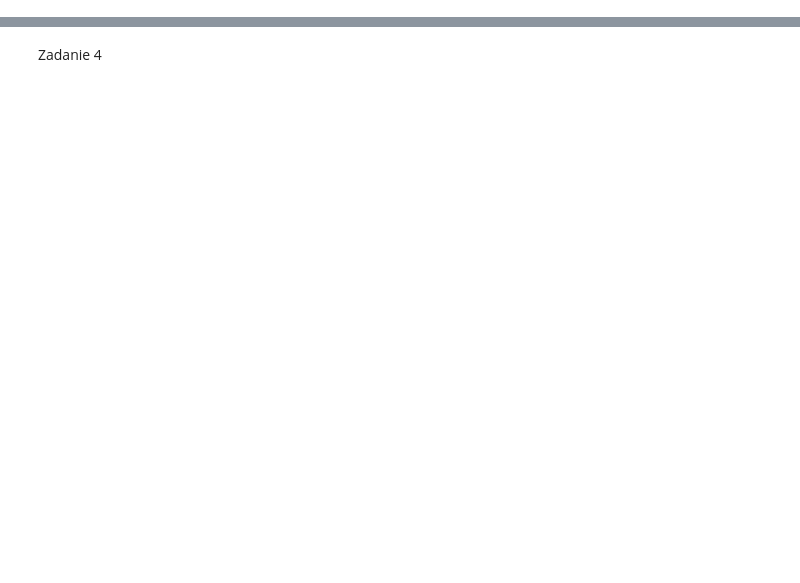
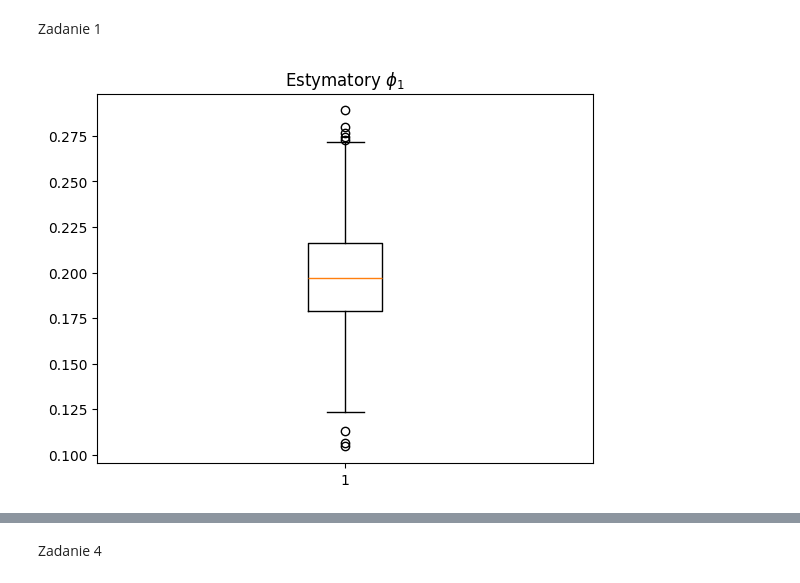
Before and after one commit to rafglo/Computer-Analysis-of-Time-Series, a Jupyter notebook: lista7.ipynb, the cells around one changed output, grey strips where cells are left out. Cells and saved outputs as stored; diff of their text form; code cells hidden in the pictures; blank space fills up the shorter version.

```diff
--- a/lista7.ipynb
+++ b/lista7.ipynb
@@ -0,0 +10,2 @@
+# %% [markdown]
+Zadanie 1
@@ -0,0 +17,29 @@
+# %%
+def estim_phi_sigma_s(trajectory, p):
+    ps = np.arange(1,p+1,1)
+    emp_autokow = np.transpose([autokowariancja(p_, trajectory) for p_ in ps])
+    gamma_dash = np.zeros((p,p))
+    for i in range(p):
+        for j in range(p):
+            gamma_dash[i][j] = autokowariancja(i - j, trajectory)
+    phi_dash = np.linalg.inv(gamma_dash) @ emp_autokow
+    sigma_s_dash = autokowariancja(0, trajectory) - np.transpose(phi_dash) @ emp_autokow
+    return phi_dash, sigma_s_dash
+# %%
+mc = 1000
+phi1s = []
+phi2s = []
+sigmas = []
+for _ in range(mc):
+    ar_process = ArmaProcess(ar = [1, -phi1, -phi2], ma = [1])
+    trajectory = ar_process.generate_sample(nsample=n)
+    phis, sigma_s = estim_phi_sigma_s(trajectory, 2)
+    phi1s.append(phis[0])
+    phi2s.append(phis[1])
+    sigmas.append(sigma_s)
+# %%
+plt.boxplot(phi1s)
+plt.title("Estymatory $\\phi_1$")
+plt.show()
+# %% [output]
+[figure, added]
```
Also changed, not shown: parts of 13 cells of this notebook.
